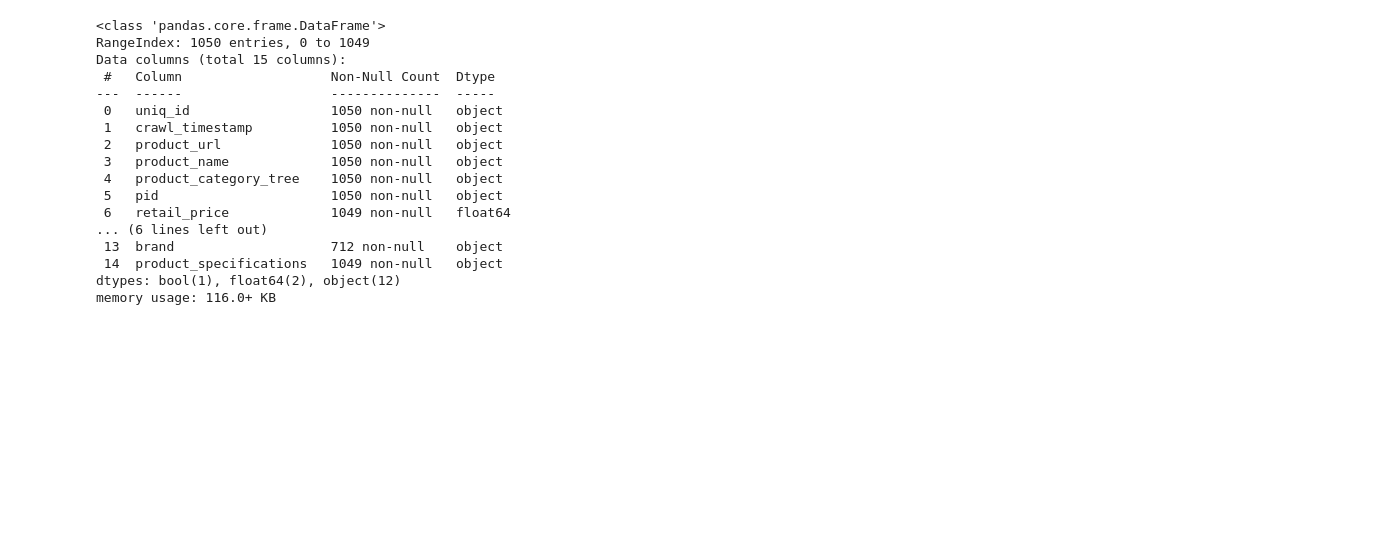
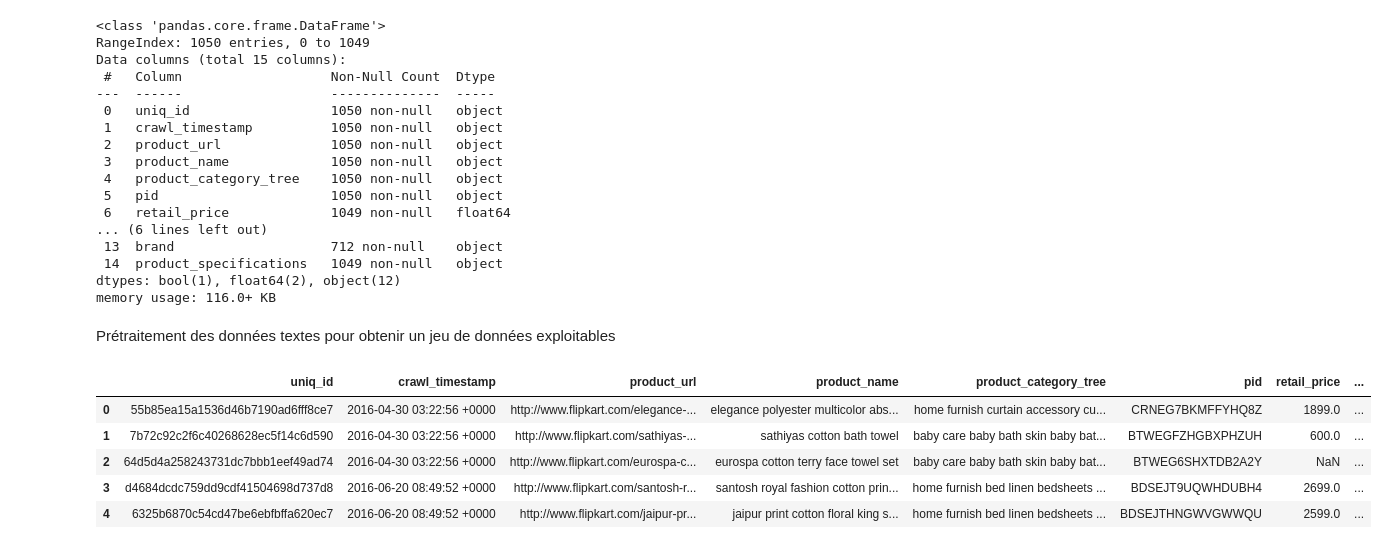
Before and after one commit to LaurenceAndraud/cosmo-dev-still-grindin, a Jupyter notebook: Untitled.ipynb, the cells around one changed output. Saved outputs shown, nothing was run; the diff lists cells and outputs as text; code cells hidden in the pictures; blank space fills up the shorter version.

```diff
--- a/Untitled.ipynb
+++ b/Untitled.ipynb
@@ -45,3 +69,41 @@ Data columns (total 15 columns):
  14  product_specifications   1049 non-null   object
 dtypes: bool(1), float64(2), object(12)
 memory usage: 116.0+ KB
+# %% [markdown]
+Prétraitement des données textes pour obtenir un jeu de données exploitables
+# %%
+# Initialiser le lemmatiseur
+lemmatizer = WordNetLemmatizer()
+
+# Définir une fonction de lemmatisation pour une phrase
+def lemmatize_sentence(sentence):
+    # Tokeniser la phrase en mots
+    tokens = nltk.word_tokenize(sentence)
+    # Lemmatiser chaque mot
+    lemmatized_tokens = [lemmatizer.lemmatize(token, get_wordnet_pos(token)) for token in tokens]
+    # Rejoindre les mots en une phrase
+    lemmatized_sentence = " ".join(lemmatized_tokens)
+    return lemmatized_sentence
+
+# Définir une fonction pour déterminer la partie du discours d'un mot pour le lemmatiseur
+def get_wordnet_pos(word):
+    """Map POS tag to first character used by WordNetLemmatizer"""
+    tag = nltk.pos_tag([word])[0][1][0].upper()
+    tag_dict = {"J": wordnet.ADJ,
+                "N": wordnet.NOUN,
+                "V": wordnet.VERB,
+                "R": wordnet.ADV}
+    return tag_dict.get(tag, wordnet.NOUN)
+# %%
+# Supprimer la ponctuation et les mots de liaison, mettre en minuscules pour chaque colonne
+for col in ['product_name', 'product_category_tree', 'description']:
+    df[col] = df[col].apply(lambda x: ' '.join([lemmatizer.lemmatize(word.lower(), get_wordnet_pos(word)) for word in x.translate(str.maketrans('', '', string.punctuation)).split() if word not in {'et', 'est', 'une', 'je', 'suis', 'de', 'la', 'le', 'les', 'des', 'du','and', 'din', 'wrist', 'combo'}]))
+
+df.head()
+# %% [output]
+|  | uniq_id | crawl_timestamp | product_url | product_name | product_category_tree | pid | retail_price | ... |
+| 0 | 55b85ea15a1536d46b7190ad6fff8ce7 | 2016-04-30 03:22:56 +0000 | http://www.flipkart.com/elegance-... | elegance polyester multicolor abs... | home furnish curtain accessory cu... | CRNEG7BKMFFYHQ8Z | 1899.0 | ... |
+| 1 | 7b72c92c2f6c40268628ec5f14c6d590 | 2016-04-30 03:22:56 +0000 | http://www.flipkart.com/sathiyas-... | sathiyas cotton bath towel | baby care baby bath skin baby bat... | BTWEGFZHGBXPHZUH | 600.0 | ... |
+| 2 | 64d5d4a258243731dc7bbb1eef49ad74 | 2016-04-30 03:22:56 +0000 | http://www.flipkart.com/eurospa-c... | eurospa cotton terry face towel set | baby care baby bath skin baby bat... | BTWEG6SHXTDB2A2Y | NaN | ... |
+| 3 | d4684dcdc759dd9cdf41504698d737d8 | 2016-06-20 08:49:52 +0000 | http://www.flipkart.com/santosh-r... | santosh royal fashion cotton prin... | home furnish bed linen bedsheets ... | BDSEJT9UQWHDUBH4 | 2699.0 | ... |
+| 4 | 6325b6870c54cd47be6ebfbffa620ec7 | 2016-06-20 08:49:52 +0000 | http://www.flipkart.com/jaipur-pr... | jaipur print cotton floral king s... | home furnish bed linen bedsheets ... | BDSEJTHNGWVGWWQU | 2599.0 | ... |
```
Also changed, not shown: parts of 18 cells of this notebook.
